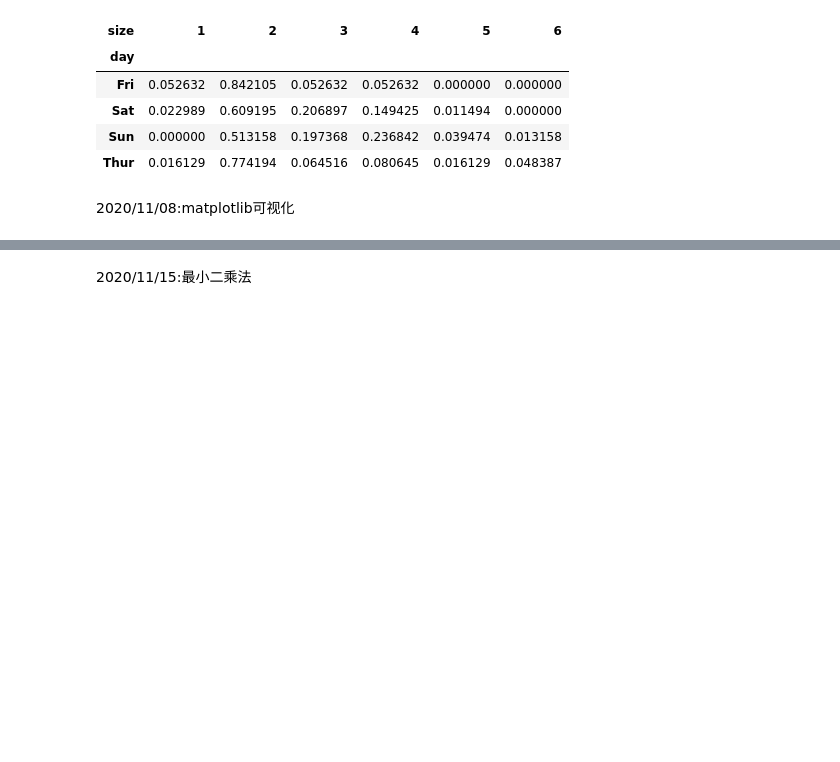
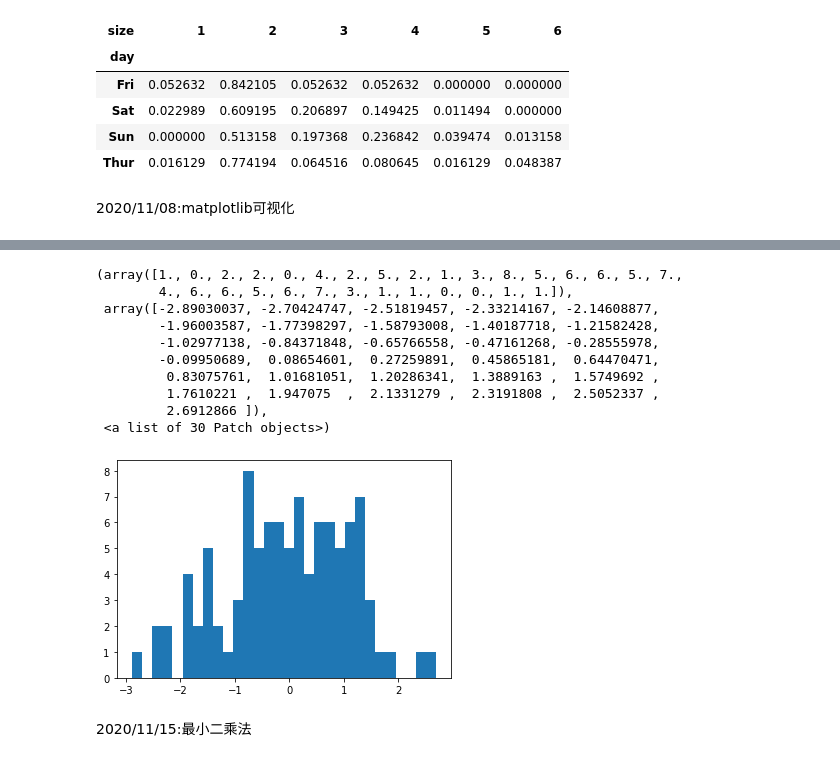
Before and after one commit to SethChloe/improved-train, a Jupyter notebook: mypython/mynotebook.ipynb, the cells around one changed output, grey strips where cells are left out. Saved outputs shown, nothing was run; the diff lists cells and outputs as text; code cells hidden in the pictures; blank space fills up the shorter version.

```diff
--- a/mypython/mynotebook.ipynb
+++ b/mypython/mynotebook.ipynb
@@ -111,3 +142,19 @@ cross_table.div(cross_table.sum(1),axis=0)
+# %%
+# 直方图
+x=np.random.normal(size=100)
+plt.hist(x,bins=30)
+# %% [output]
+(array([1., 0., 2., 2., 0., 4., 2., 5., 2., 1., 3., 8., 5., 6., 6., 5., 7.,
+        4., 6., 6., 5., 6., 7., 3., 1., 1., 0., 0., 1., 1.]),
+ array([-2.89030037, -2.70424747, -2.51819457, -2.33214167, -2.14608877,
+        -1.96003587, -1.77398297, -1.58793008, -1.40187718, -1.21582428,
+        -1.02977138, -0.84371848, -0.65766558, -0.47161268, -0.28555978,
+        -0.09950689,  0.08654601,  0.27259891,  0.45865181,  0.64470471,
+         0.83075761,  1.01681051,  1.20286341,  1.3889163 ,  1.5749692 ,
+         1.7610221 ,  1.947075  ,  2.1331279 ,  2.3191808 ,  2.5052337 ,
+         2.6912866 ]),
+ <a list of 30 Patch objects>)
+[figure, added]
 # %% [markdown]
 2020/11/15:最小二乘法
 # %%
```
Also changed, not shown: parts of 4 cells of this notebook.
